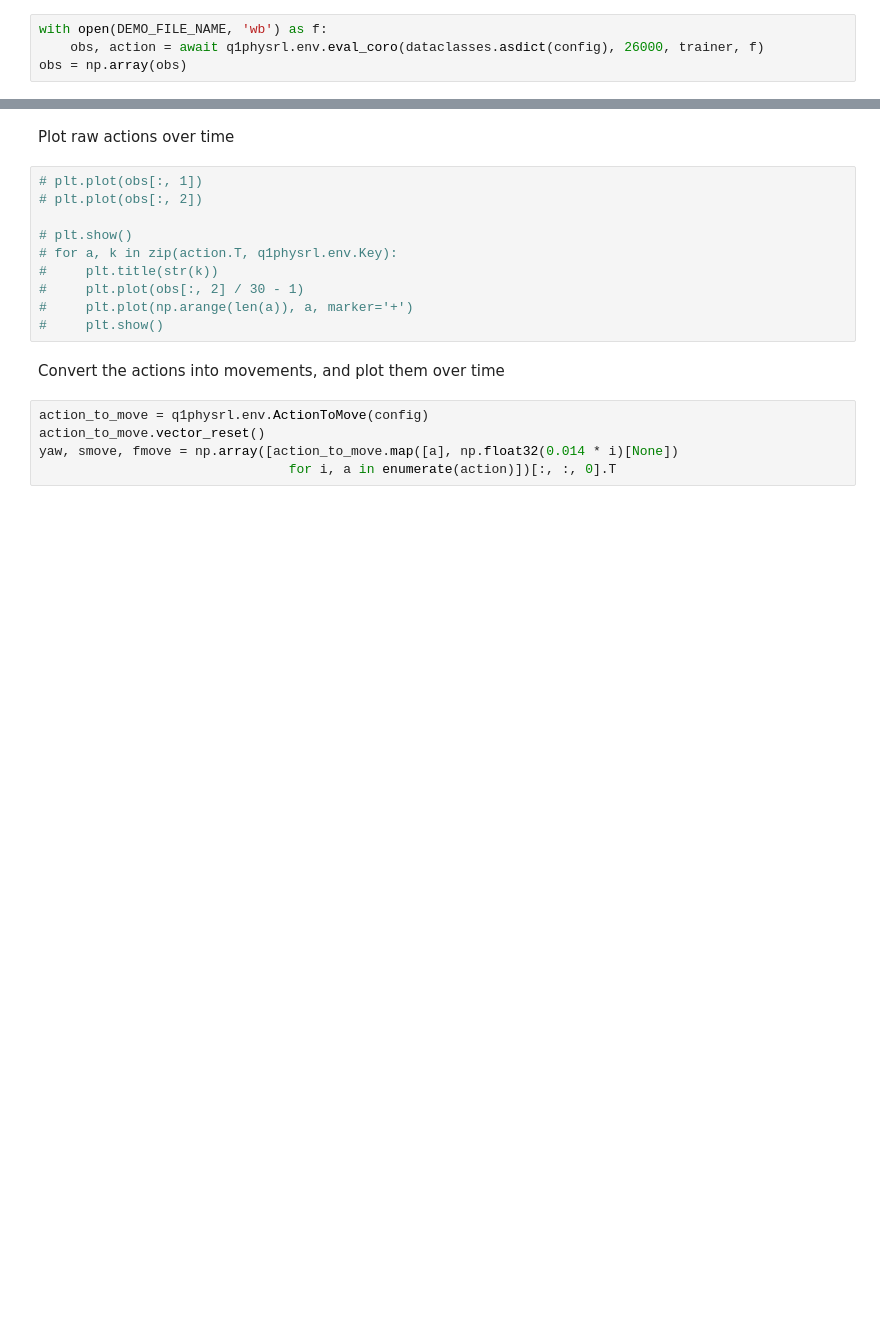
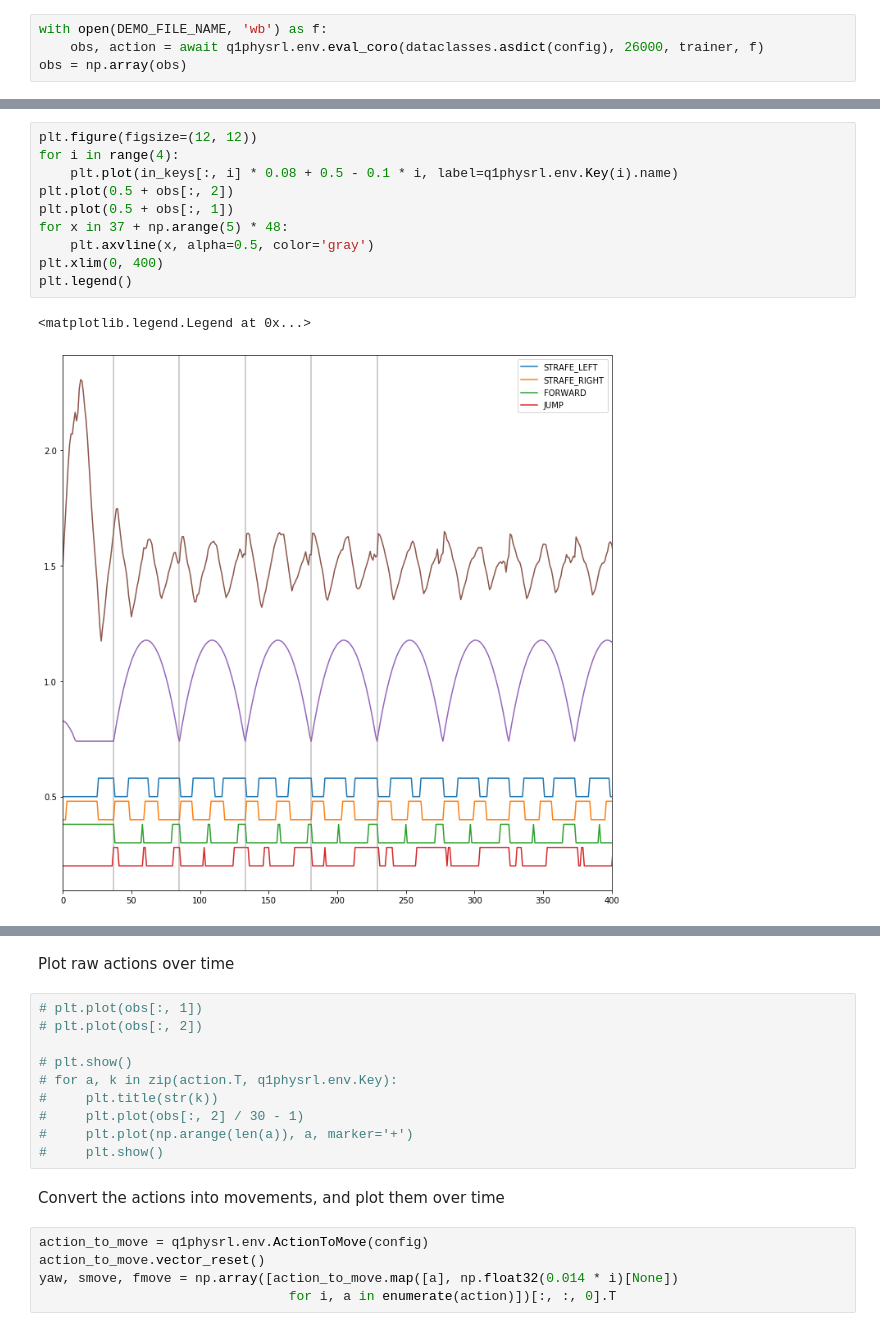
Before and after one commit to matthewearl/q1physrl, a Jupyter notebook: notebooks/RL client.ipynb, the cells around one changed output, grey strips where cells are left out. Cells and saved outputs as stored; diff of their text form; blank space fills up the shorter version.

```diff
--- a/notebooks/RL client.ipynb
+++ b/notebooks/RL client.ipynb
@@ -132,0 +209,13 @@ obs = np.array(obs)
+# %%
+plt.figure(figsize=(12, 12))
+for i in range(4):
+    plt.plot(in_keys[:, i] * 0.08 + 0.5 - 0.1 * i, label=q1physrl.env.Key(i).name)
+plt.plot(0.5 + obs[:, 2])
+plt.plot(0.5 + obs[:, 1])
+for x in 37 + np.arange(5) * 48:
+    plt.axvline(x, alpha=0.5, color='gray')
+plt.xlim(0, 400)
+plt.legend()
+# %% [output]
+<matplotlib.legend.Legend at 0x...>
+[figure, added]
```
Also changed, not shown: parts of 14 cells of this notebook, 3 other files.
